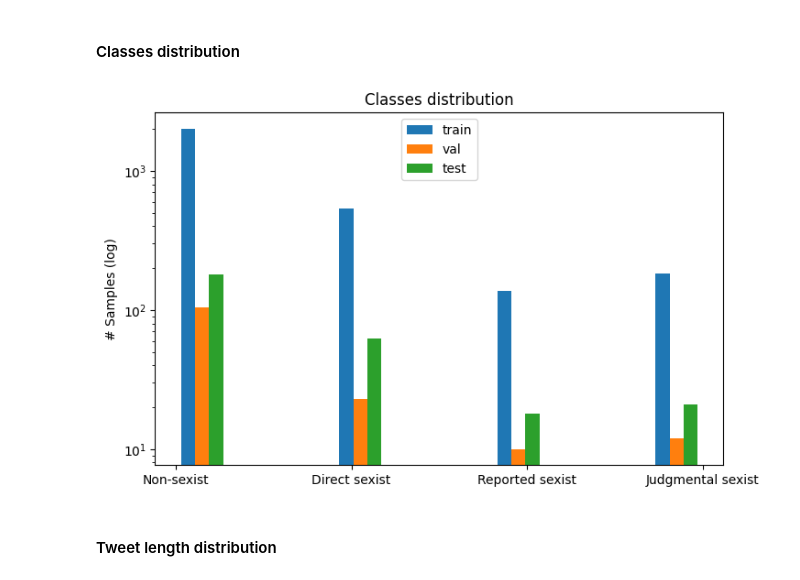
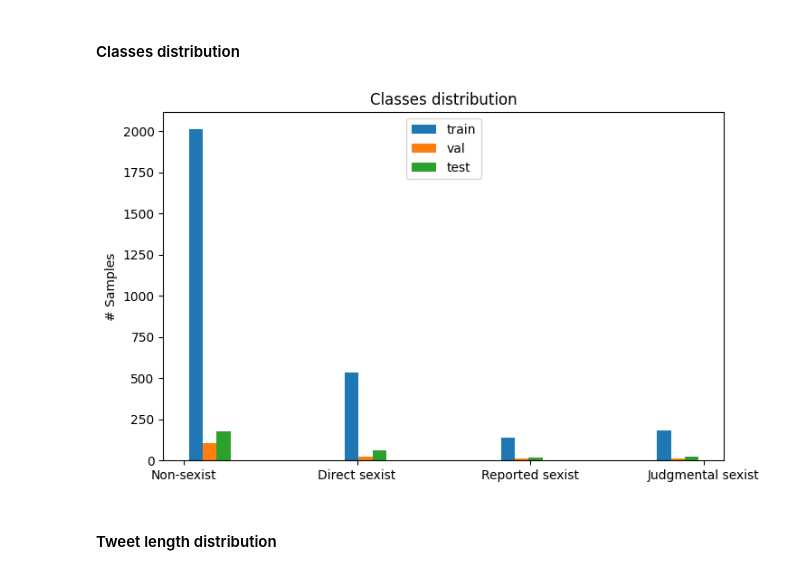
Before and after one commit to mattialodi0/progNLP, a Jupyter notebook: assignment-1/draft.ipynb, the cells around one changed output. Drawn from its saved outputs; the diff is of its cells as text; code cells hidden in the pictures.

```diff
--- a/assignment-1/draft.ipynb
+++ b/assignment-1/draft.ipynb
@@ -159,15 +180,14 @@ inspection_df.head()
 # %%
 train_classes = inspection_df[inspection_df.split == 'train'].label.values
 val_classes = inspection_df[inspection_df.split == 'val'].label.values
 test_classes = inspection_df[inspection_df.split == 'test'].label.values
 
 plt.figure(figsize=(8,5))
 plt.hist([train_classes,val_classes,test_classes], bins=10, label=['train','val','test'], align="mid")
 plt.xticks([0,1,2,3], ['Non-sexist', 'Direct sexist', 'Reported sexist', 'Judgmental sexist'])
-plt.yscale('log')
 plt.legend(loc='upper center')
 plt.title('Classes distribution')
-plt.ylabel('# Samples (log)')
+plt.ylabel('# Samples')
 plt.show()
 # %% [output]
-[figure, old version]
+[figure, new version]
```
Also changed, not shown: parts of 37 cells of this notebook.
